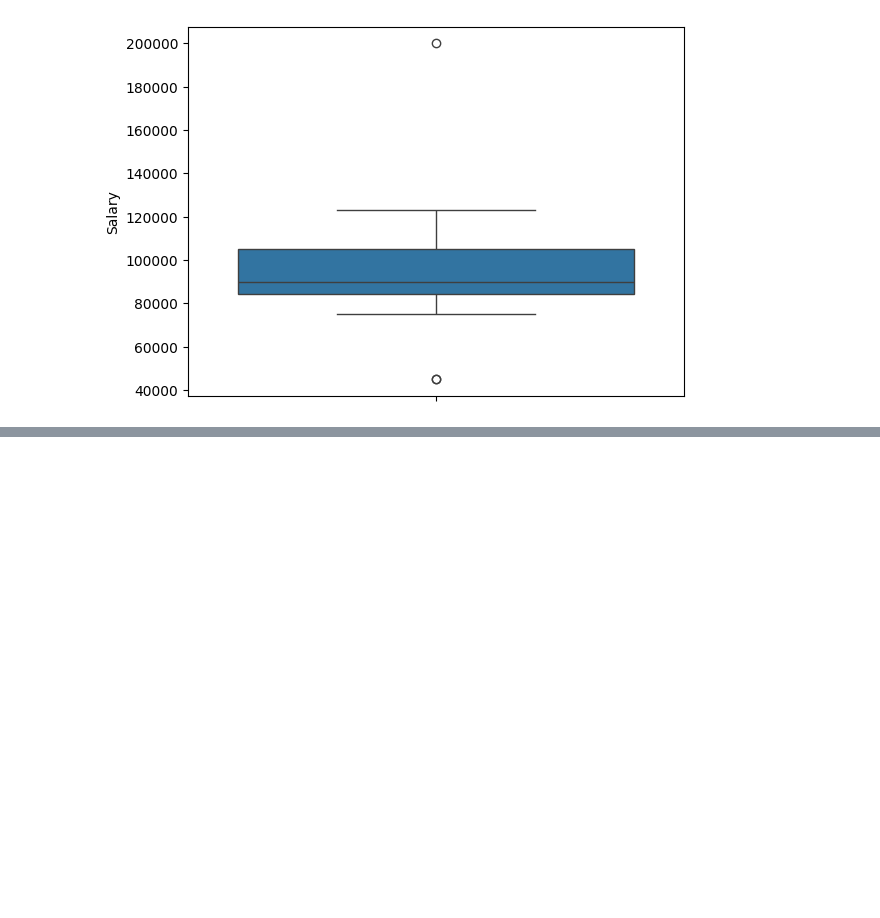
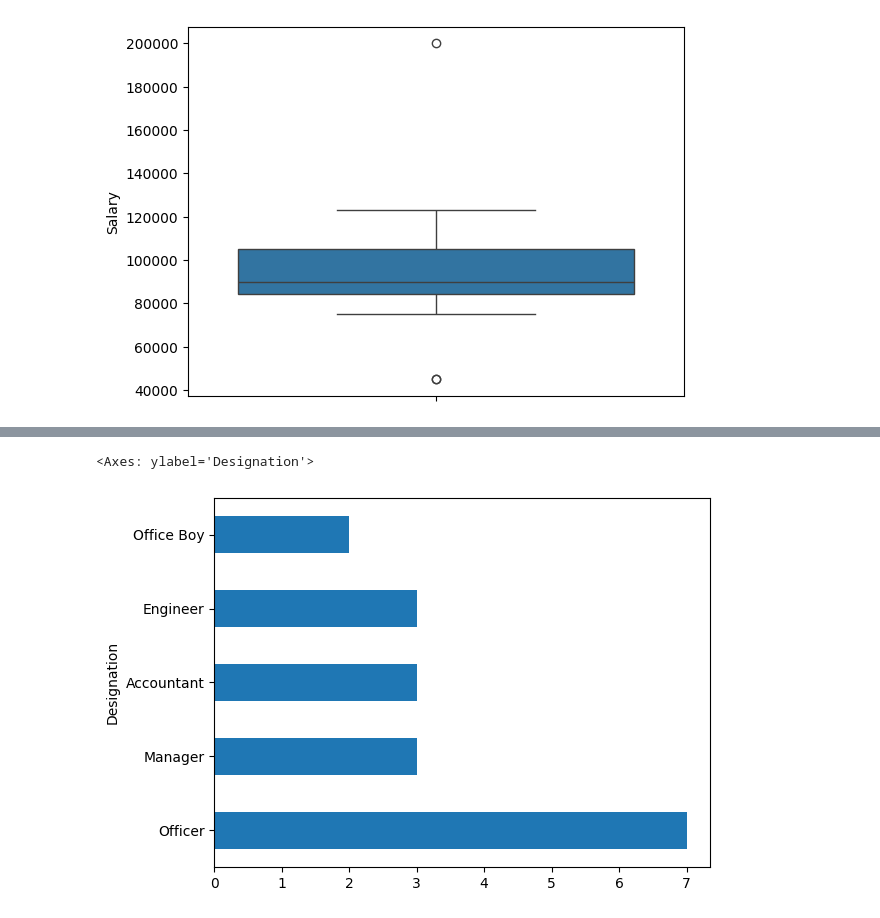
Before and after one commit to Humza134/Pandas, a Jupyter notebook: pandas/Pandas_class_2.ipynb, the cells around one changed output, grey strips where cells are left out. Drawn from its saved outputs; the diff is of its cells as text; code cells hidden in the pictures; blank space fills up the shorter version.

```diff
--- a/pandas/Pandas_class_2.ipynb
+++ b/pandas/Pandas_class_2.ipynb
@@ -85,0 +143,5 @@ sns.boxplot(data.Salary)
+# %%
+data['Designation'].value_counts().plot(kind="barh")
+# %% [output]
+<Axes: ylabel='Designation'>
+[figure, added]
```
Also changed, not shown: parts of 19 cells of this notebook.
